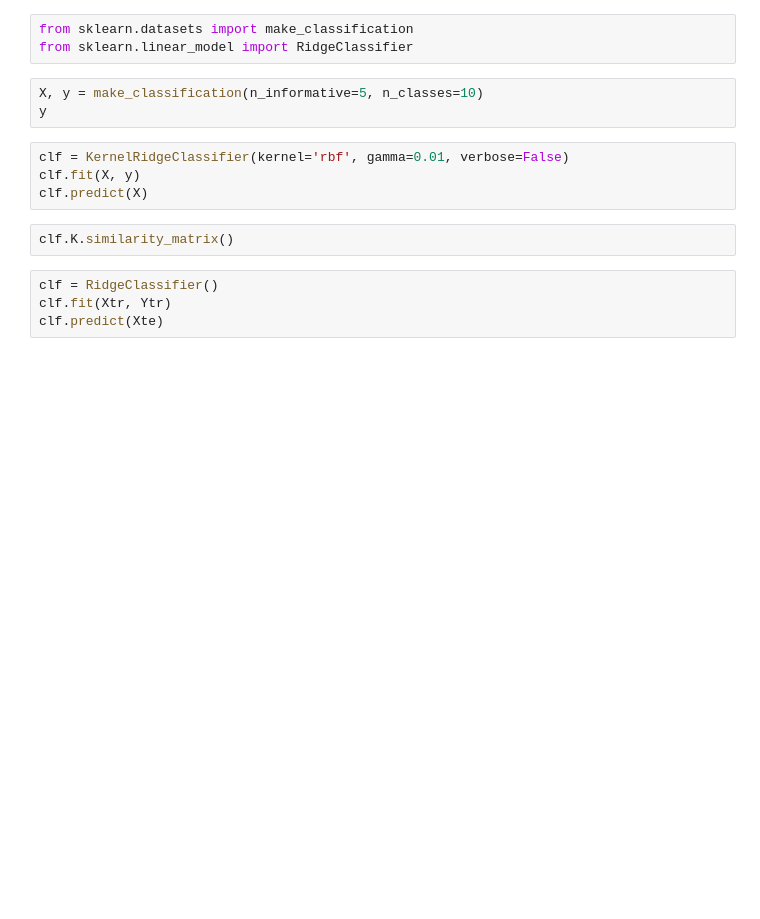
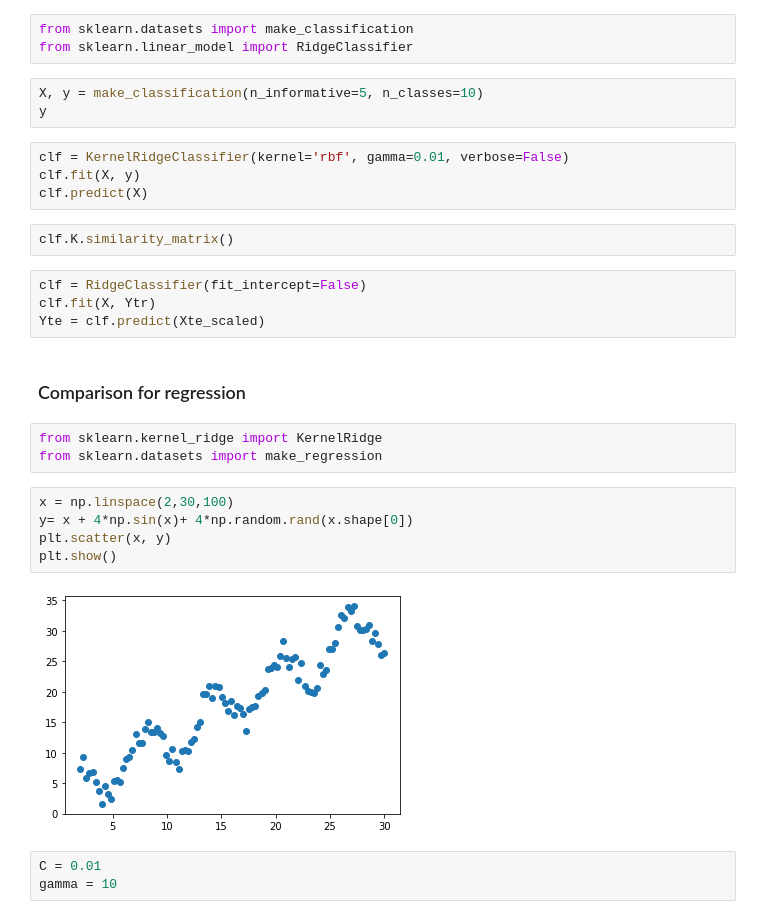
Before and after one commit to gabridego/KMML, a Jupyter notebook: main.ipynb, the cells around one changed output. Saved outputs shown, nothing was run; the diff lists cells and outputs as text; blank space fills up the shorter version.

Commit message:
add regression, various fixes and optimizations

```diff
--- a/main.ipynb
+++ b/main.ipynb
@@ -192,6 +102,21 @@ clf.predict(X)
 # %%
 clf.K.similarity_matrix()
 # %%
-clf = RidgeClassifier()
-clf.fit(Xtr, Ytr)
-clf.predict(Xte)
+clf = RidgeClassifier(fit_intercept=False)
+clf.fit(X, Ytr)
+Yte = clf.predict(Xte_scaled)
+# %% [markdown]
+### Comparison for regression
+# %%
+from sklearn.kernel_ridge import KernelRidge
+from sklearn.datasets import make_regression
+# %%
+x = np.linspace(2,30,100)
+y= x + 4*np.sin(x)+ 4*np.random.rand(x.shape[0])
+plt.scatter(x, y)
+plt.show()
+# %% [output]
+[figure, added]
+# %%
+C = 0.01
+gamma = 10
```
Also changed, not shown: parts of 29 cells of this notebook, 4 other files.
